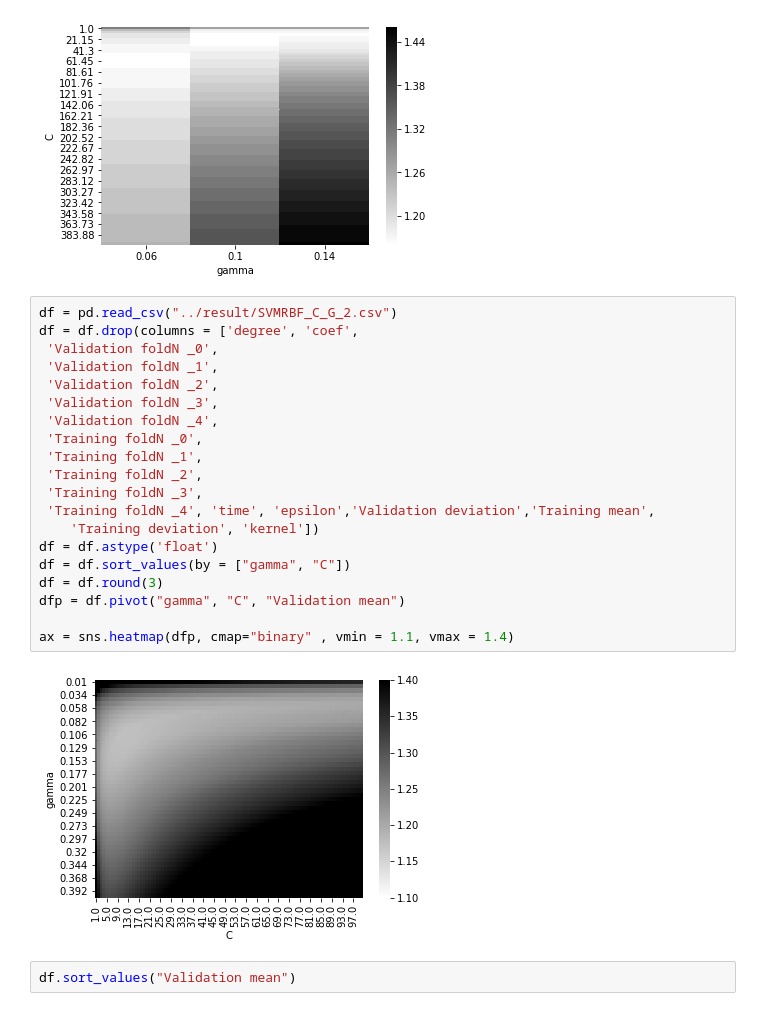
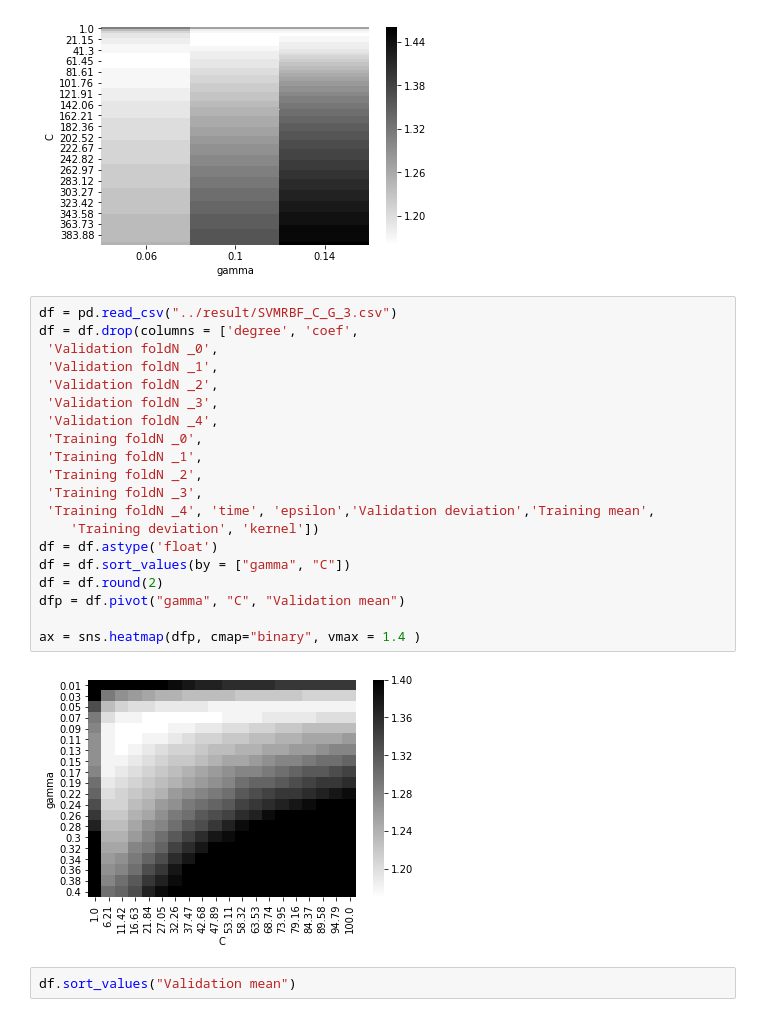
Before and after one commit to MarioBonse/MachineLearningProject, a Jupyter notebook: src/SRVRBFRAndPolyResultsView.ipynb, the cells around one changed output. Drawn from its saved outputs; the diff is of its cells as text.

```diff
--- a/src/SRVRBFResultsView.ipynb
+++ b/src/SRVRBFRAndPolyResultsView.ipynb
@@ -116,27 +116,27 @@ ax = sns.heatmap(dfp, cmap="binary" )
 # %% [output]
 [figure]
 # %%
-df = pd.read_csv("../result/SVMRBF_C_G_2.csv")
+df = pd.read_csv("../result/SVMRBF_C_G_3.csv")
 df = df.drop(columns = ['degree', 'coef',
  'Validation foldN _0',
  'Validation foldN _1',
  'Validation foldN _2',
  'Validation foldN _3',
  'Validation foldN _4',
  'Training foldN _0',
  'Training foldN _1',
  'Training foldN _2',
  'Training foldN _3',
  'Training foldN _4', 'time', 'epsilon','Validation deviation','Training mean',
     'Training deviation', 'kernel'])
 df = df.astype('float')
 df = df.sort_values(by = ["gamma", "C"])
-df = df.round(3)
+df = df.round(2)
 dfp = df.pivot("gamma", "C", "Validation mean")
 
-ax = sns.heatmap(dfp, cmap="binary" , vmin = 1.1, vmax = 1.4)
+ax = sns.heatmap(dfp, cmap="binary", vmax = 1.4 )
 # %% [output]
-[figure, old version]
+[figure, new version]
 # %%
 df.sort_values("Validation mean")
 # %% [output]
```
Also changed, not shown: parts of 8 cells of this notebook, 27 other files.
